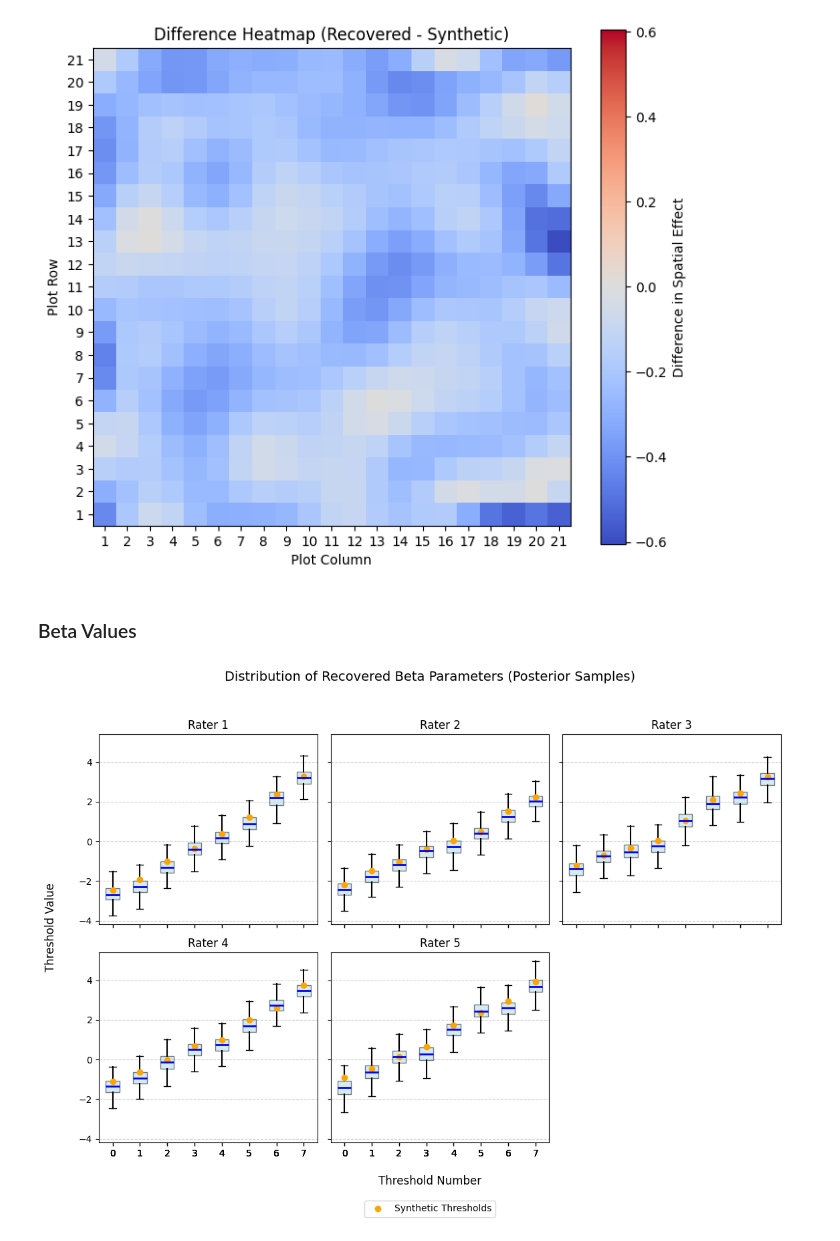
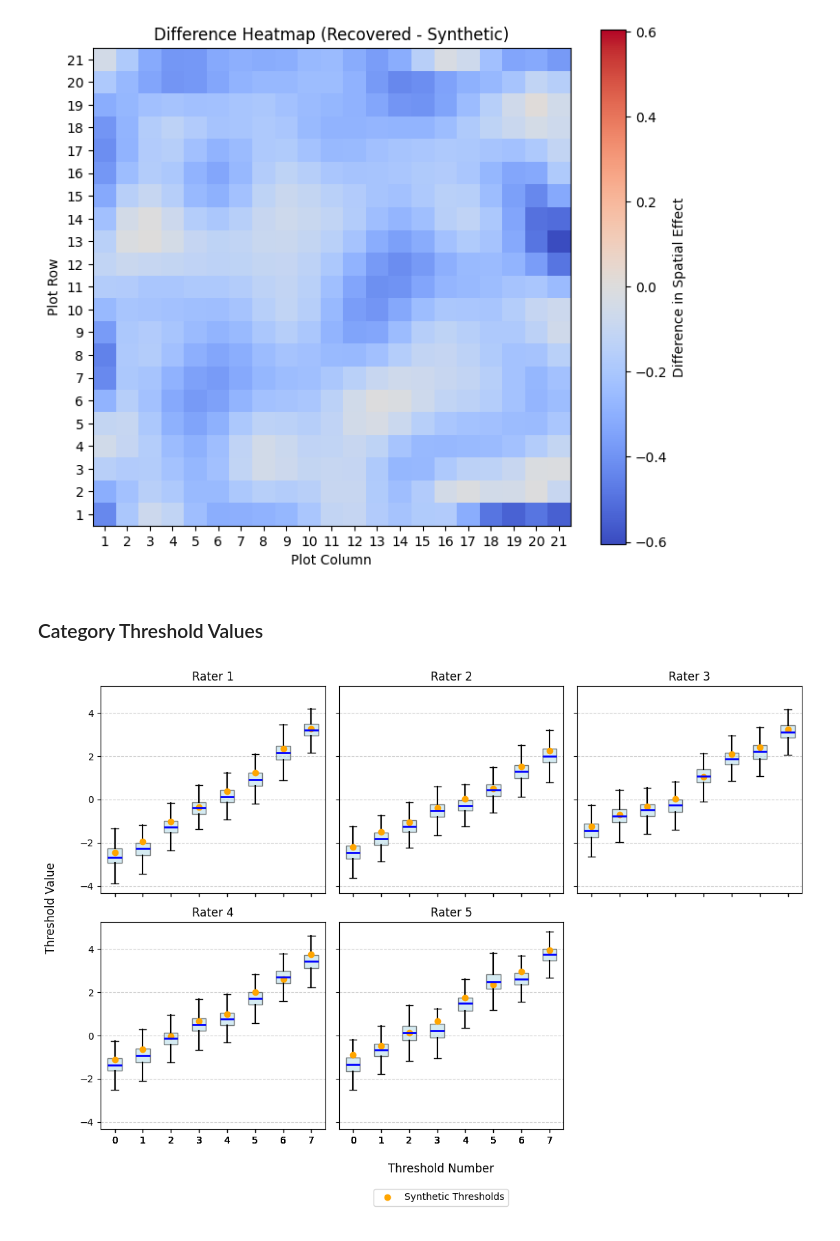
Before and after one commit to QhenryQ/nteprsm, a Jupyter notebook: notebooks/parameter_recovery_analysis.ipynb, the cells around one changed output. Drawn from its saved outputs; the diff is of its cells as text; code cells hidden in the pictures.

Commit message:
Merge manuscript revision support into main

```diff
--- a/notebooks/parameter_recovery_analysis.ipynb
+++ b/notebooks/parameter_recovery_analysis.ipynb
@@ -194,8 +204,12 @@ plt.show()
 # %% [markdown]
 ### Spatial Effect
 # %%
+# Compute spatial grid dimensions locally so this cell is independent of later notebook state
+spatial_num_rows = int(df['row'].max())
+spatial_num_cols = int(df['col'].max())
+
 # Initialize a blank heatmap grid for the recovered effect
-heatmap = np.zeros((num_rows, num_cols))
+heatmap = np.zeros((spatial_num_rows, spatial_num_cols))
 
 # Extract row and column mappings
 grouped = df.groupby('plot_id')[['row', 'col']].mean()
@@ -219,13 +233,13 @@ fig, axes = plt.subplots(1, 2, figsize=(14, 6), gridspec_kw={"width_ratios": [1,
 
 # Plot synthetic spatial effect
 im1 = axes[0].imshow(
-    gp_grid, cmap="viridis", vmin=vmin, vmax=vmax, extent=(0, num_cols, 0, num_rows)
+    gp_grid, cmap="viridis", vmin=vmin, vmax=vmax, extent=(0, spatial_num_cols, 0, spatial_num_rows)
 )
 axes[0].set_title("Synthetic Spatial Effect")
 
 # Plot recovered spatial effect
 im2 = axes[1].imshow(
-    heatmap, cmap="viridis", vmin=vmin, vmax=vmax, extent=(0, num_cols, 0, num_rows)
+    heatmap, cmap="viridis", vmin=vmin, vmax=vmax, extent=(0, spatial_num_cols, 0, spatial_num_rows)
 )
 axes[1].set_title("Recovered Spatial Effect")
 
@@ -235,14 +249,14 @@ for ax in axes:
     ax.set_ylabel("Plot Row")
 
 # Set ticks to be in the middle of the squares
-tick_positions = np.arange(0.5, num_cols, 1)  # Middle of each square
-tick_labels = np.arange(1, num_cols + 1, 1)  # 1-based labels
+tick_positions = np.arange(0.5, spatial_num_cols, 1)  # Middle of each square
+tick_labels = np.arange(1, spatial_num_cols + 1, 1)  # 1-based labels
 
 for ax in axes:
     ax.set_xticks(tick_positions)
-    ax.set_yticks(tick_positions)
+    ax.set_yticks(np.arange(0.5, spatial_num_rows, 1))
     ax.set_xticklabels(tick_labels)
-    ax.set_yticklabels(tick_labels)
+    ax.set_yticklabels(np.arange(1, spatial_num_rows + 1, 1))
 
 # Add a single shared colorbar
 cbar_ax = fig.add_axes([0.92, 0.15, 0.02, 0.7])  # Position the colorbar
@@ -250,12 +264,16 @@ fig.colorbar(im1, cax=cbar_ax, label="Spatial Effect Value")
 
 # Improve layout
 plt.tight_layout(rect=[0, 0, 0.9, 1])  # Adjust to fit the colorbar
+fig.savefig('/Users/henryqu/Documents/GitHub/nteprsm/reports/manuscript2/figure7_spatial_effect_comparison.png', dpi=300, bbox_inches='tight')
 plt.show()
 # %% [output]
 [figure]
 # %%
 # Compute the difference heatmap (Recovered - Synthetic)
 difference_heatmap = heatmap - gp_grid
+
+# Use the current heatmap shape so this cell stays aligned with the spatial plot cell
+spatial_num_rows, spatial_num_cols = heatmap.shape
 
 # Set diverging color scale to center at 0
 vmin = -max(abs(difference_heatmap.min()), abs(difference_heatmap.max()))
@@ -270,7 +288,7 @@ im = ax.imshow(
     cmap="coolwarm",
     vmin=vmin,
     vmax=vmax,
-    extent=(0, num_cols, 0, num_rows)
+    extent=(0, spatial_num_cols, 0, spatial_num_rows)
 )
 
 # Add title and labels
@@ -279,12 +297,10 @@ ax.set_xlabel("Plot Column")
 ax.set_ylabel("Plot Row")
 
 # Set ticks to be in the middle of the squares
-tick_positions = np.arange(0.5, num_cols, 1)
-tick_labels = np.arange(1, num_cols + 1, 1)
-ax.set_xticks(tick_positions)
-ax.set_yticks(tick_positions)
-ax.set_xticklabels(tick_labels)
-ax.set_yticklabels(tick_labels)
+ax.set_xticks(np.arange(0.5, spatial_num_cols, 1))
+ax.set_yticks(np.arange(0.5, spatial_num_rows, 1))
+ax.set_xticklabels(np.arange(1, spatial_num_cols + 1, 1))
+ax.set_yticklabels(np.arange(1, spatial_num_rows + 1, 1))
 
 # Add colorbar
 cbar = fig.colorbar(im, ax=ax, label="Difference in Spatial Effect")
@@ -295,7 +311,7 @@ plt.show()
 # %% [output]
 [figure]
 # %% [markdown]
-### Beta Values
+### Category Threshold Values
 # %%
 # Define grid layout
 num_cols = min(3, num_raters)  # Max 3 columns for better readability
@@ -330,32 +346,33 @@ for i, ax in enumerate(axes[:num_raters]):
     )
 
     # Overlay true (synthetic) thresholds
     ax.plot(
         np.arange(num_betas), taus[i],
         'o', color='orange', label='Synthetic Thresholds'
     )
 
     # Set title and grid for each subplot
     ax.set_title(f'Rater {i + 1}')
     ax.grid(axis='y', linestyle='--', alpha=0.6)
 
 # Remove any unused subplots
 for j in range(num_raters, len(axes)):
     fig.delaxes(axes[j])
 
 # Shared axis labels
 fig.text(0.5, 0.02, "Threshold Number", ha="center", fontsize=12)
 fig.text(0.02, 0.5, "Threshold Value", va="center", rotation="vertical", fontsize=12)
 
 # Title for the entire figure
-fig.suptitle("Distribution of Recovered Beta Parameters (Posterior Samples)", fontsize=14)
+# fig.suptitle("Distribution of Recovered Beta Parameters (Posterior Samples)", fontsize=14)
 
 # Add a single legend
 handles, labels = axes[0].get_legend_handles_labels()
 fig.legend(handles, labels, loc='lower center', bbox_to_anchor=(0.5, -0.05), ncol=3)
 
 # Adjust layout
 plt.tight_layout(rect=[0.05, 0.05, 0.95, 0.95])
+fig.savefig('/Users/henryqu/Documents/GitHub/nteprsm/reports/manuscript2/figure8_threshold_recovery.png', dpi=300, bbox_inches='tight')
 plt.show()
 # %% [output]
-[figure, old version]
+[figure, new version]
```
Also changed, not shown: parts of 1 cell of this notebook, 27 other files.
